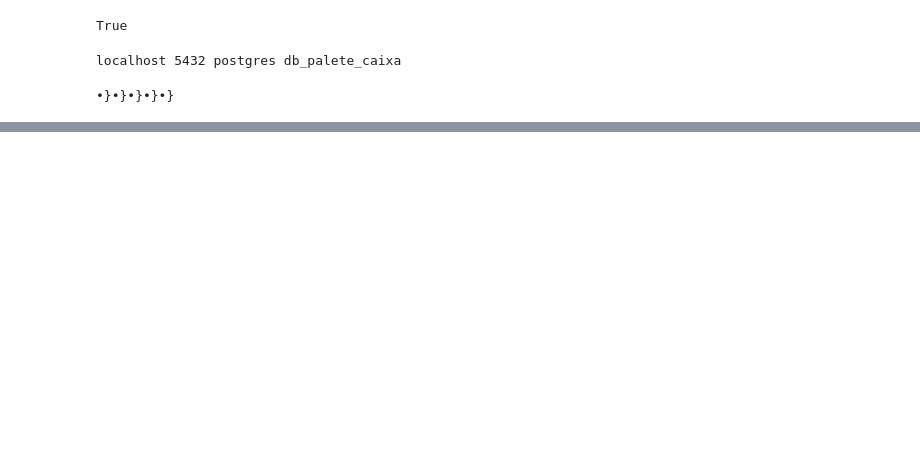
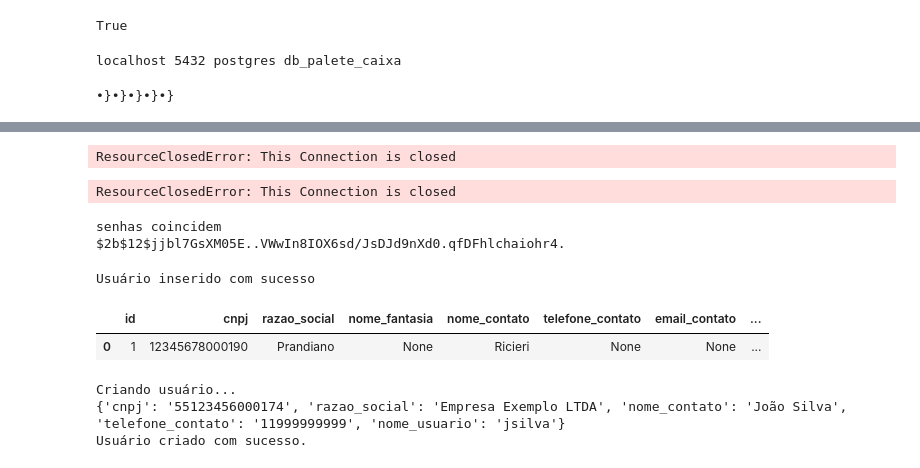
Before and after one commit to fsilva45-sketch/palete_caixa, a Jupyter notebook: db_aula.ipynb, the cells around one changed output, grey strips where cells are left out. Drawn from its saved outputs; the diff is of its cells as text; code cells hidden in the pictures; blank space fills up the shorter version.

Commit message:
finalizados os recursos do banco de dados

```diff
--- a/db_aula.ipynb
+++ b/db_aula.ipynb
@@ -43,0 +137,30 @@ df_tabelas
+# %%
+update_tabela = """
+    UPDATE tipos_status
+    SET descricao = 'Usuário liberado'
+    WHERE nome_status = 'ativo';
+"""
+
+with engine.begin() as coon:
+    conn.execute(text(update_tabela))
+
+df_tipos_status = pd.read_sql ("SELECT *FROM tipos_status",
+                               engine)
+df_tipos_status
+# %% [output]
+ResourceClosedError: This Connection is closed
+# %%
+update_tabela = """
+    UPDATE tipos_status
+    SET descricao = 'Usuário pendente de pagamento'
+    WHERE nome_status = 'inativo';
+"""
+
+with engine.begin() as coon:
+    conn.execute(text(update_tabela))
+
+df_tipos_status = pd.read_sql ("SELECT *FROM tipos_status",
+                               engine)
+df_tipos_status
+# %% [output]
+ResourceClosedError: This Connection is closed
@@ -43,0 +173,34 @@ df_tabelas
+# %%
+#recebe uma senha e transforma no hash - o hash é o que eu guardo no banco
+import getpass
+senha = getpass.getpass("Insira sua senha:")
+confirmar = getpass.getpass("Confirme sua senha:")
+if senha == confirmar:
+    senha_hash = bcrypt.hashpw(senha.encode(),
+                           bcrypt.gensalt()).decode()
+    print ("senhas coincidem")
+else:
+    print ("senhas não coincidem")
+print (senha_hash)
+# %% [output]
+senhas coincidem
+$2b$12$jjbl7GsXM05E..VWwIn8IOX6sd/JsDJd9nXd0.qfDFhlchaiohr4.
+# %%
+with engine.begin() as conn:
+    inserir_usuario = f"""
+    INSERT INTO clientes (cnpj, razao_social, nome_contato, nome_usuario, senha_hash,
+                            tipo)
+    VALUES ('{cnpj}', '{razao_social}', '{nome_contato}', '{nome_usuario}',
+             '{senha_hash}', '{tipo}' )
+"""
+    conn.execute(text(inserir_usuario))
+print ("Usuário inserido com sucesso")
+# %% [output]
+Usuário inserido com sucesso
+# %%
+df_clientes = pd.read_sql("SELECT *FROM clientes",
+                          engine)
+df_clientes
+# %% [output]
+|  | id | cnpj | razao_social | nome_fantasia | nome_contato | telefone_contato | email_contato | ... |
+| 0 | 1 | 12345678000190 | Prandiano | None | Ricieri | None | None | ... |
@@ -43,0 +257,13 @@ df_tabelas
+# %%
+dados = {
+    'cnpj': '55123456000174',
+    'razao_social': 'Empresa Exemplo LTDA',
+    'nome_contato': 'João Silva',
+    'telefone_contato': '11999999999',
+    'nome_usuario': 'jsilva'
+}
+criar_usuario(dados, senha='def')
+# %% [output]
+Criando usuário...
+{'cnpj': '55123456000174', 'razao_social': 'Empresa Exemplo LTDA', 'nome_contato': 'João Silva', 'telefone_contato': '11999999999', 'nome_usuario': 'jsilva'}
+Usuário criado com sucesso.
```
Also changed, not shown: parts of 20 cells of this notebook, 1 other file.
